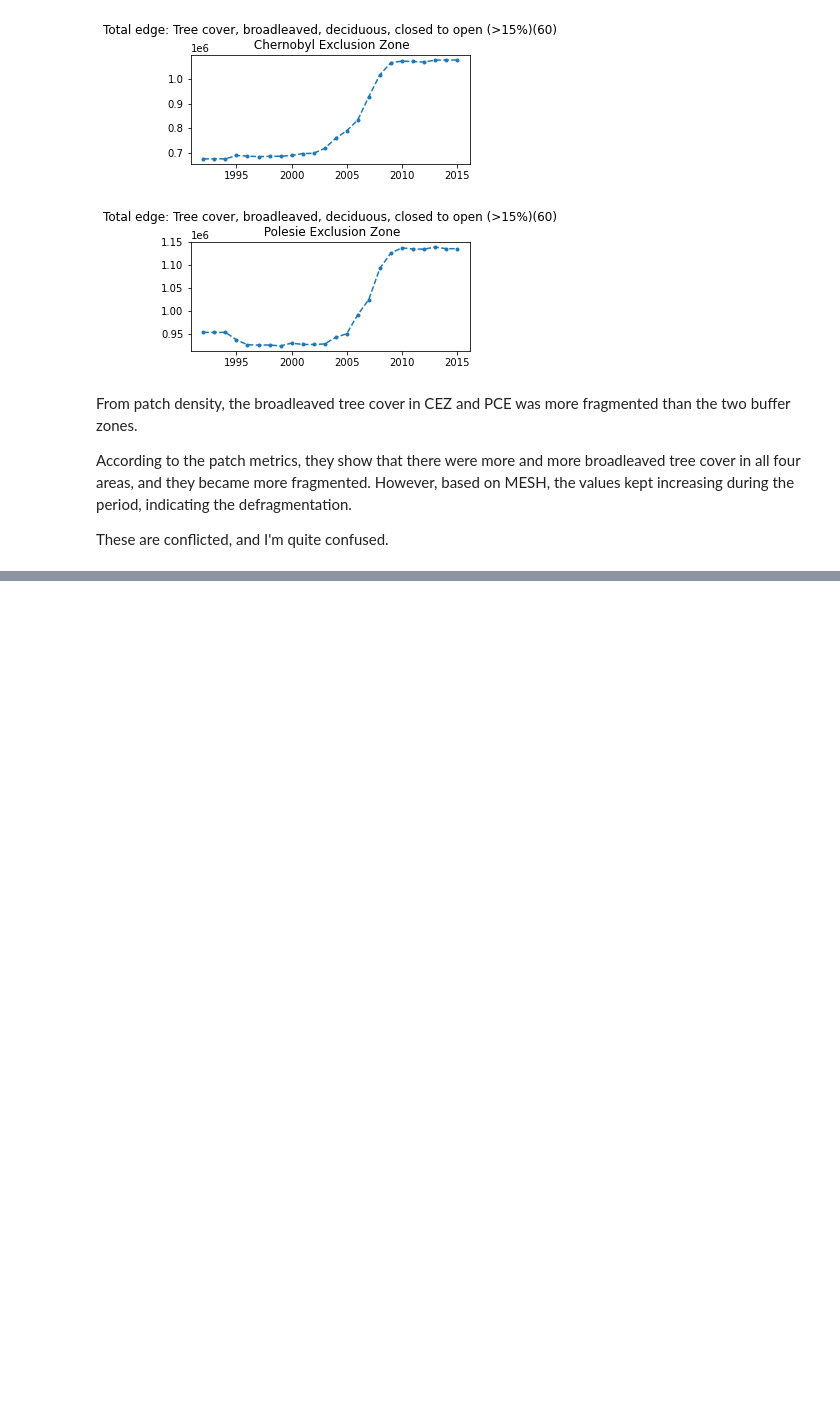
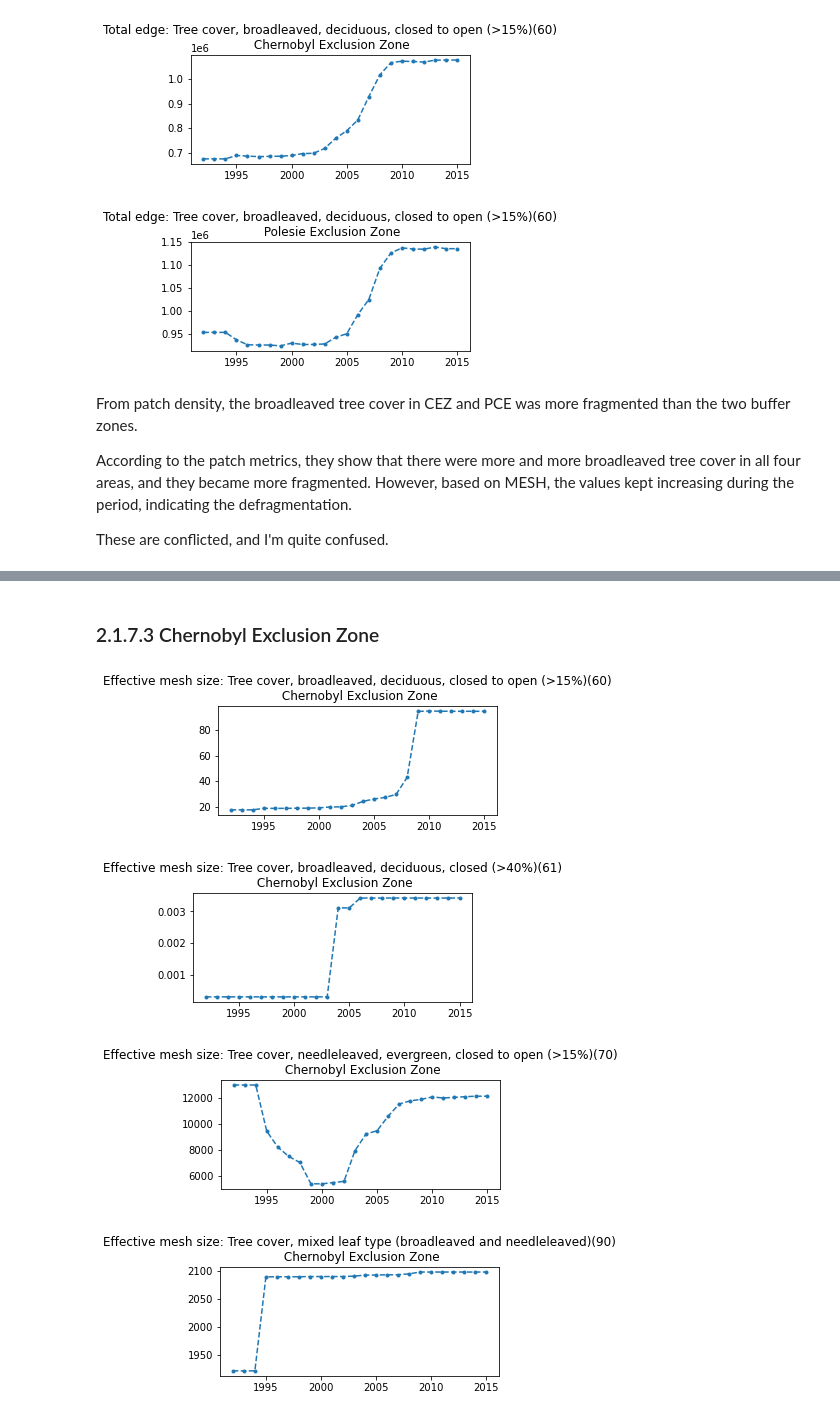
Before and after one commit to ai4er-cdt/geograph, a Jupyter notebook: notebooks/exploratory/lyl-4-ROI-time-series-analysis-class-metrics.ipynb, the cells around one changed output, grey strips where cells are left out. Drawn from its saved outputs; the diff is of its cells as text; code cells hidden in the pictures; blank space fills up the shorter version.

```diff
--- a/notebooks/exploratory/lyl-4-ROI-time-series-analysis-class-metrics.ipynb
+++ b/notebooks/exploratory/lyl-4-ROI-time-series-analysis-class-metrics.ipynb
@@ -456,0 +500,12 @@ These are conflicted, and I'm quite confused.
+# %% [markdown]
+### 2.1.7.3 Chernobyl Exclusion Zone
+# %%
+display_class_metric("Chernobyl Exclusion Zone", 60, "effective_mesh_size")
+display_class_metric("Chernobyl Exclusion Zone", 61, "effective_mesh_size")
+display_class_metric("Chernobyl Exclusion Zone", 70, "effective_mesh_size")
+display_class_metric("Chernobyl Exclusion Zone", 90, "effective_mesh_size")
+# %% [output]
+[figure, added]
+[figure, added]
+[figure, added]
+[figure, added]
```
Also changed, not shown: parts of 30 cells of this notebook.
